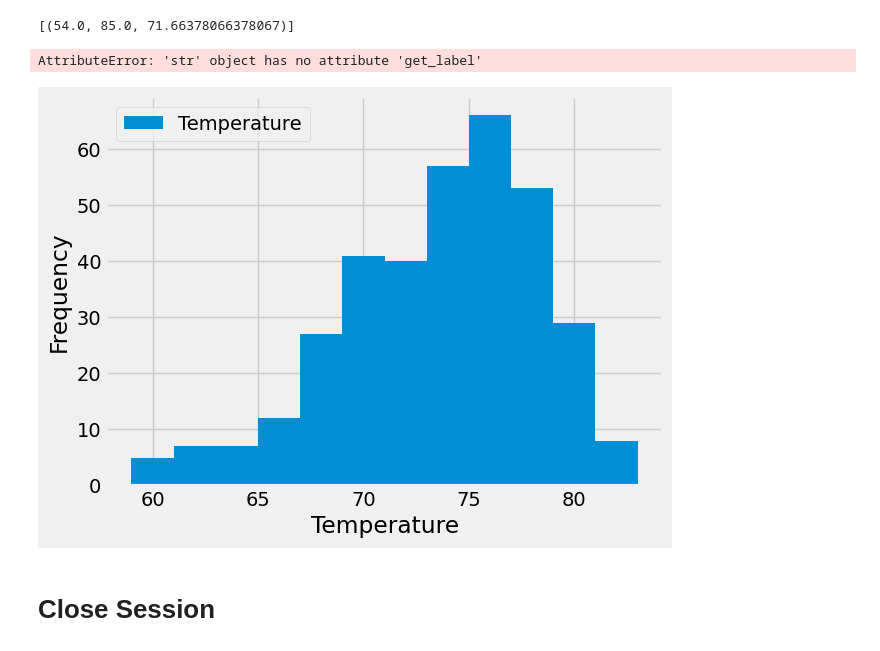
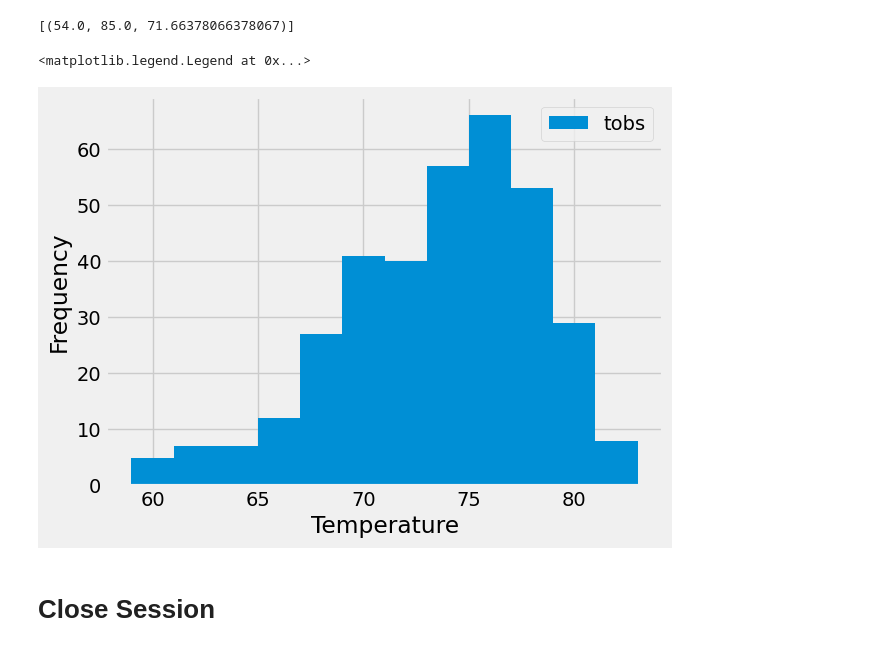
Before and after one commit to vincehsanchez/sqlalchemy-challenge, a Jupyter notebook: SurfsUp/climate_starter.ipynb, the cells around one changed output. Cells and saved outputs as stored; diff of their text form; code cells hidden in the pictures.

```diff
--- a/SurfsUp/climate_starter.ipynb
+++ b/SurfsUp/climate_starter.ipynb
@@ -141,20 +141,20 @@ session.query(func.min(measurement_ref.tobs), func.max(measurement_ref.tobs), fu
 # %%
 # Using the most active station id
 # Query the last 12 months of temperature observation data for this station and plot the results as a histogram
 #we have date range, find tobs
 temp_data = session.query(measurement_ref.tobs).\
     filter(measurement_ref.station == 'USC00519281').\
     filter(measurement_ref.date >= last_year_date).all() #do not need date, so we add another filter!
 # Save the query results as a Pandas DataFrame. Explicitly set the column names
-temp_df = pd.DataFrame(temp_data, columns=['Temperature'])
+temp_df = pd.DataFrame(temp_data, columns=['tobs'])
 # Use Pandas Plotting with Matplotlib to plot the data
 temp_df.plot.hist(bins= 12)#bins! 60 is too high, count how many bars from example...11..one short so 12.
 plt.xlabel("Temperature")
 plt.ylabel("Frequency")#ahh how many times we see the same temp...
 plt.legend(loc= 'upper right') #https://matplotlib.org/stable/users/explain/axes/legend_guide.html#term-legend-key
 # %% [output]
-AttributeError: 'str' object has no attribute 'get_label'
+<matplotlib.legend.Legend at 0x...>
-[figure, old version]
+[figure, new version]
 # %% [markdown]
 # Close Session
 # %%
```
